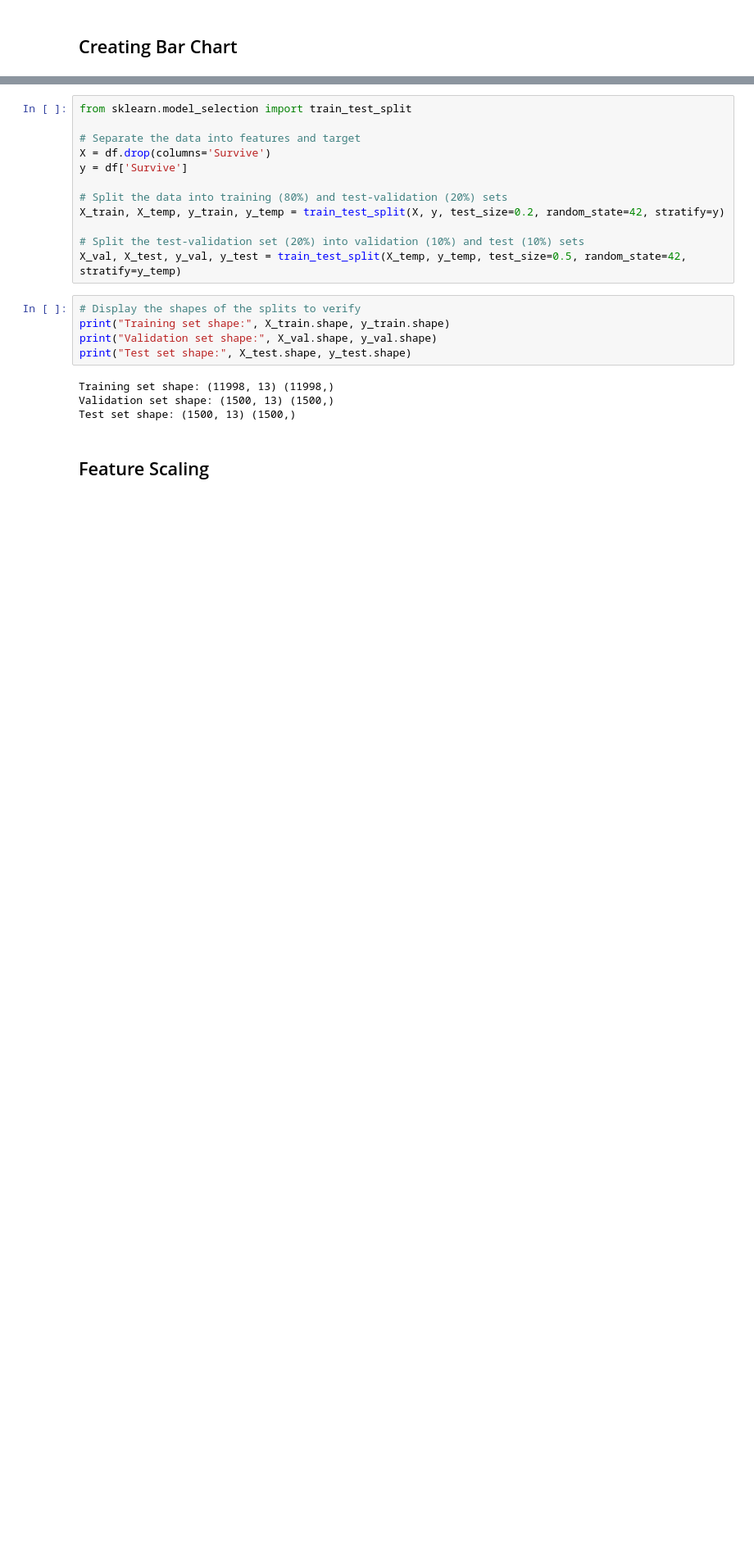
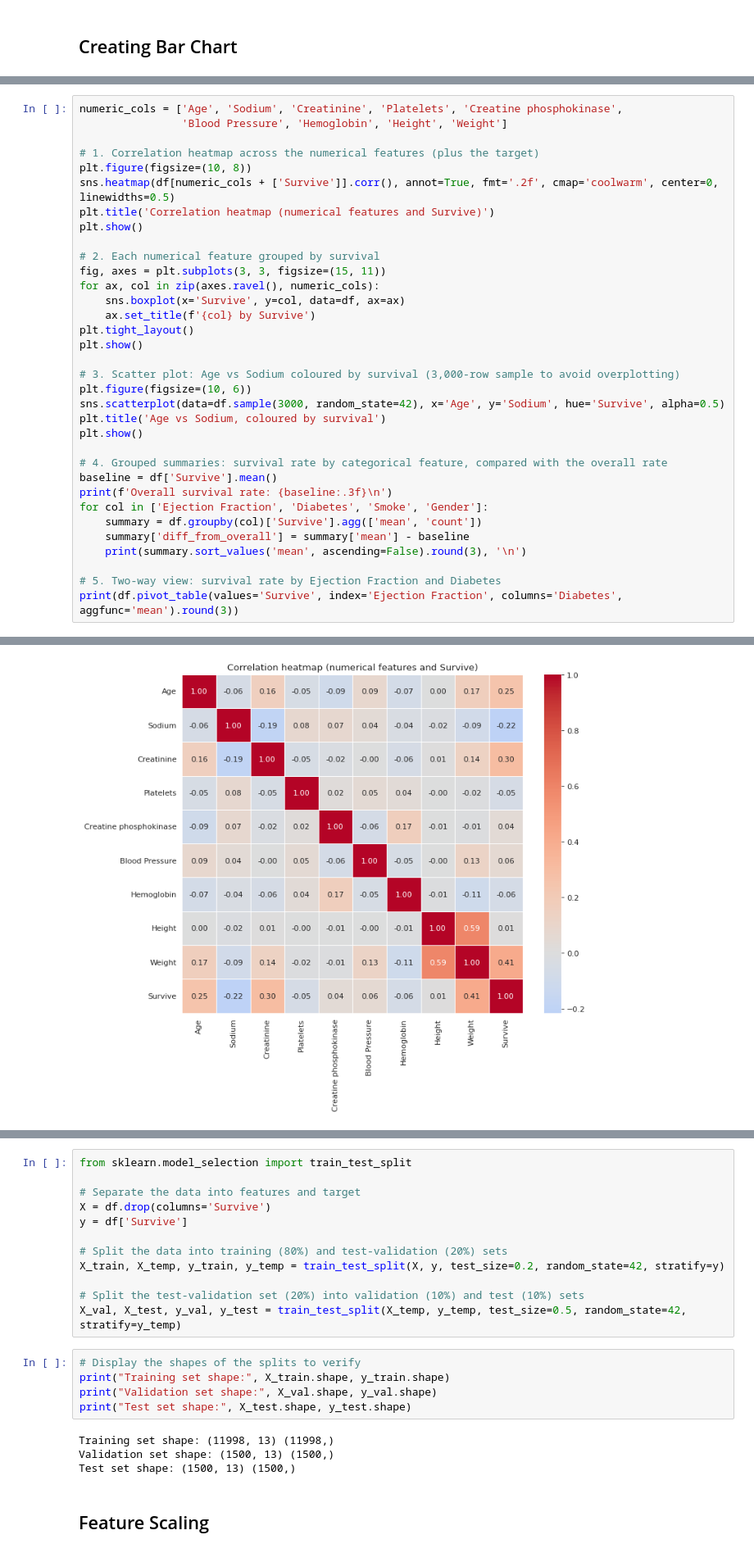
Before and after one commit to jjwongjun/survival-classification, a Jupyter notebook: eda.ipynb, the cells around one changed output, grey strips where cells are left out. Shown at 82% size. Cells and saved outputs as stored; diff of their text form; blank space fills up the shorter version.

```diff
--- a/eda.ipynb
+++ b/eda.ipynb
@@ -322,0 +384,35 @@ Passing `palette` without assigning `hue` is deprecated and will be removed in v
+# %%
+numeric_cols = ['Age', 'Sodium', 'Creatinine', 'Platelets', 'Creatine phosphokinase',
+                'Blood Pressure', 'Hemoglobin', 'Height', 'Weight']
+
+# 1. Correlation heatmap across the numerical features (plus the target)
+plt.figure(figsize=(10, 8))
+sns.heatmap(df[numeric_cols + ['Survive']].corr(), annot=True, fmt='.2f', cmap='coolwarm', center=0, linewidths=0.5)
+plt.title('Correlation heatmap (numerical features and Survive)')
+plt.show()
+
+# 2. Each numerical feature grouped by survival
+fig, axes = plt.subplots(3, 3, figsize=(15, 11))
+for ax, col in zip(axes.ravel(), numeric_cols):
+    sns.boxplot(x='Survive', y=col, data=df, ax=ax)
+    ax.set_title(f'{col} by Survive')
+plt.tight_layout()
+plt.show()
+
+# 3. Scatter plot: Age vs Sodium coloured by survival (3,000-row sample to avoid overplotting)
+plt.figure(figsize=(10, 6))
+sns.scatterplot(data=df.sample(3000, random_state=42), x='Age', y='Sodium', hue='Survive', alpha=0.5)
+plt.title('Age vs Sodium, coloured by survival')
+plt.show()
+
+# 4. Grouped summaries: survival rate by categorical feature, compared with the overall rate
+baseline = df['Survive'].mean()
+print(f'Overall survival rate: {baseline:.3f}\n')
+for col in ['Ejection Fraction', 'Diabetes', 'Smoke', 'Gender']:
+    summary = df.groupby(col)['Survive'].agg(['mean', 'count'])
+    summary['diff_from_overall'] = summary['mean'] - baseline
+    print(summary.sort_values('mean', ascending=False).round(3), '\n')
+
+# 5. Two-way view: survival rate by Ejection Fraction and Diabetes
+print(df.pivot_table(values='Survive', index='Ejection Fraction', columns='Diabetes', aggfunc='mean').round(3))
+# %% [output]
@@ -322,0 +436 @@ Passing `palette` without assigning `hue` is deprecated and will be removed in v
+[figure, added]
```
Also changed, not shown: parts of 34 cells of this notebook, 2 other files.
